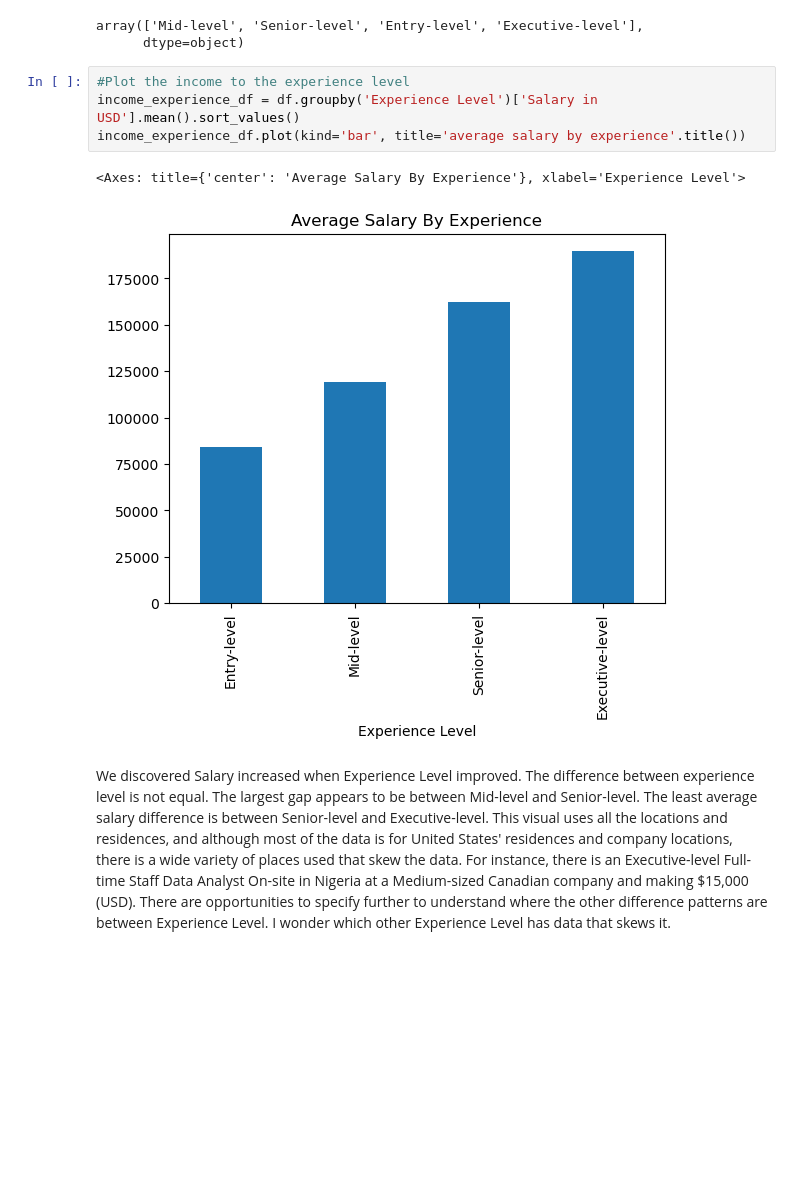
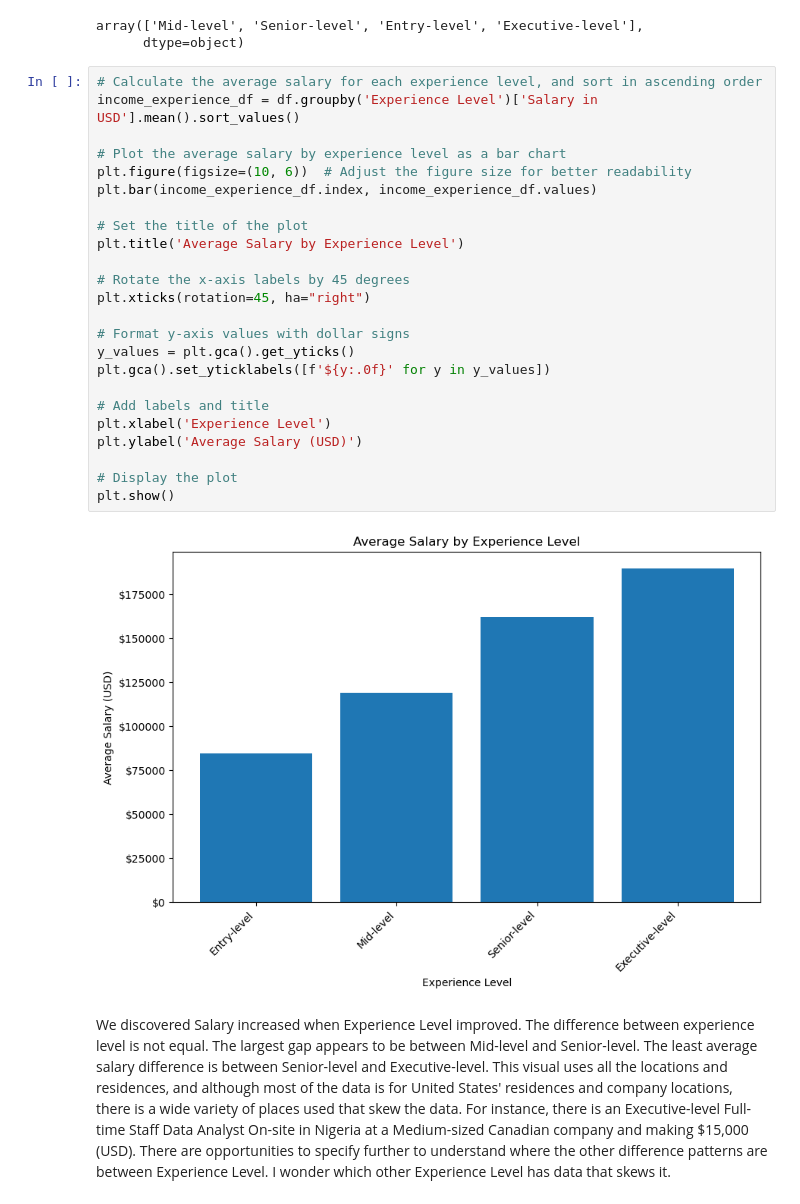
Before and after one commit to sellerstx1982/data_science_salaries, a Jupyter notebook: Data Science Salaries.ipynb, the cells around one changed output. Cells and saved outputs as stored; diff of their text form; blank space fills up the shorter version.

```diff
--- a/Data Science Salaries.ipynb
+++ b/Data Science Salaries.ipynb
@@ -51,13 +51,32 @@ df['Experience Level'].unique()
 # %% [output]
 array(['Mid-level', 'Senior-level', 'Entry-level', 'Executive-level'],
       dtype=object)
-# %%
-#Plot the income to the experience level
-income_experience_df = df.groupby('Experience Level')['Salary in USD'].mean().sort_values()
-income_experience_df.plot(kind='bar', title='average salary by experience'.title())
-# %% [output]
-<Axes: title={'center': 'Average Salary By Experience'}, xlabel='Experience Level'>
-[figure, removed]
+# %%
+# Calculate the average salary for each experience level, and sort in ascending order
+income_experience_df = df.groupby('Experience Level')['Salary in USD'].mean().sort_values()
+
+# Plot the average salary by experience level as a bar chart
+plt.figure(figsize=(10, 6))  # Adjust the figure size for better readability
+plt.bar(income_experience_df.index, income_experience_df.values)
+
+# Set the title of the plot
+plt.title('Average Salary by Experience Level')
+
+# Rotate the x-axis labels by 45 degrees
+plt.xticks(rotation=45, ha="right")
+
+# Format y-axis values with dollar signs
+y_values = plt.gca().get_yticks()
+plt.gca().set_yticklabels([f'${y:.0f}' for y in y_values])
+
+# Add labels and title
+plt.xlabel('Experience Level')
+plt.ylabel('Average Salary (USD)')
+
+# Display the plot
+plt.show()
+# %% [output]
+[figure, added]
 # %% [markdown]
 We discovered Salary increased when Experience Level improved. The difference between experience level is not equal. The largest gap appears to be between Mid-level and Senior-level. The least average salary difference is between Senior-level and Executive-level. This visual uses all the locations and residences, and although most of the data is for United States' residences and company locations, there is a wide variety of places used that skew the data. For instance, there is an Executive-level Full-time Staff Data Analyst On-site in Nigeria at a Medium-sized Canadian company and making $15,000 (USD). There are opportunities to specify further to understand where the other difference patterns are between Experience Level. I wonder which other Experience Level has data that skews it.
 # %% [markdown]
```
